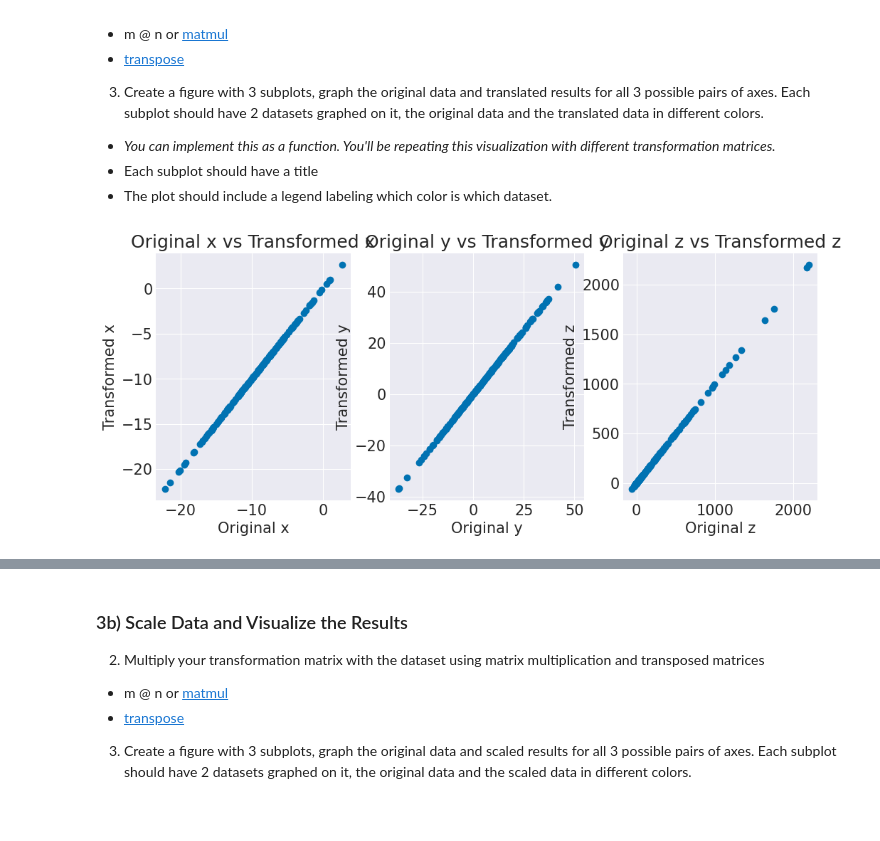
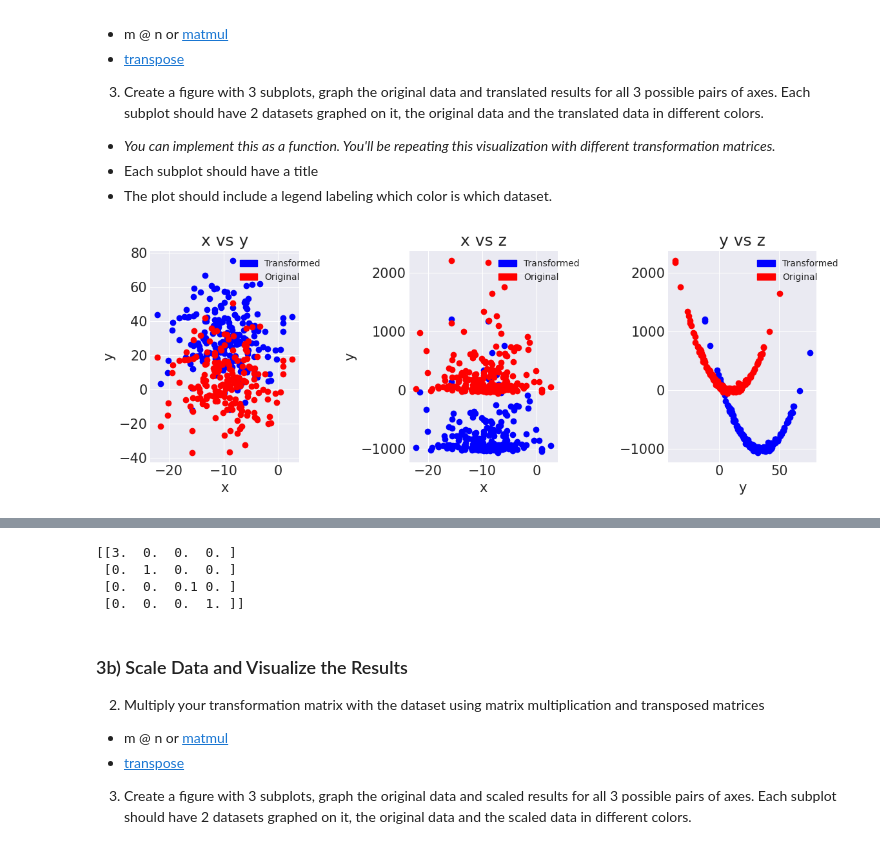
Before and after one commit to thecodingaviator/cs251, a Jupyter notebook: project2/lab02a/Lab02a.ipynb, the cells around one changed output, grey strips where cells are left out. Saved outputs shown, nothing was run; the diff lists cells and outputs as text; code cells hidden in the pictures; blank space fills up the shorter version.

Commit message:
bad legend lab 2a

```diff
--- a/project2/lab02a/Lab02a.ipynb
+++ b/project2/lab02a/Lab02a.ipynb
@@ -127,32 +106,45 @@ print(T)
   - Each subplot should have a title
   - The plot should include a legend labeling which color is which dataset.
 # %%
-dataTransformed = np.matmul(data, T)
+import matplotlib.patches as mpatches
 
-# Three subplots to plot the original data and the transformed data
+dataTransformed = np.matmul(data, T.T)
+
+# Three subplots plotting two sets of data
 fig, ax = plt.subplots(1, 3)
 
-# Plot the original data in each subplot
-ax[0].plot(data[:,0], dataTransformed[:,0], 'o')
-ax[1].plot(data[:,1], dataTransformed[:,1], 'o')
-ax[2].plot(data[:,2], dataTransformed[:,2], 'o')
+# Plot the data in each subplot
+ax[0].plot(dataTransformed[:,0], dataTransformed[:,1], 'o', color='blue')
+ax[0].plot(data[:,0], data[:,1], 'o', color='red')
+ax[1].plot(dataTransformed[:,0], dataTransformed[:,2], 'o', color='blue')
+ax[1].plot(data[:,0], data[:,2], 'o', color='red')
+ax[2].plot(dataTransformed[:,1], dataTransformed[:,2], 'o', color='blue')
+ax[2].plot(data[:,1], data[:,2], 'o', color='red')
 
 # Set the x and y labels for each subplot
-ax[0].set_xlabel('Original x')
-ax[0].set_ylabel('Transformed x')
+ax[0].set_xlabel('x')
+ax[0].set_ylabel('y')
 
-ax[1].set_xlabel('Original y')
-ax[1].set_ylabel('Transformed y')
-
-ax[2].set_xlabel('Original z')
-ax[2].set_ylabel('Transformed z')
+ax[1].set_xlabel('x')
+ax[1].set_ylabel('y')
+ax[2].set_xlabel('y')
 
 # Set the title for each subplot
-ax[0].set_title('Original x vs Transformed x')
-ax[1].set_title('Original y vs Transformed y')
-ax[2].set_title('Original z vs Transformed z');
+ax[0].set_title('x vs y')
+ax[1].set_title('x vs z')
+ax[2].set_title('y vs z')
+
+# Set the legend for each subplot using colors
+blue_patch = mpatches.Patch(color='blue', label='Transformed')
+red_patch = mpatches.Patch(color='red', label='Original')
+ax[0].legend(handles=[blue_patch, red_patch], loc='upper right', fontsize=10, bbox_to_anchor=(1.2, 1.0))
+ax[1].legend(handles=[blue_patch, red_patch], loc='upper right', fontsize=10, bbox_to_anchor=(1.2, 1.0))
+ax[2].legend(handles=[blue_patch, red_patch], loc='upper right', fontsize=10, bbox_to_anchor=(1.2, 1.0))
+
+# Tight layout
+fig.tight_layout();
 # %% [output]
-[figure, old version]
+[figure, new version]
 # %% [markdown]
 ## Task 3: Scale
 
@@ -172,6 +164,13 @@ S = np.eye(data.shape[1])
 
 S[0, 0] = 3
 S[2, 2] = 0.1
+
+print(S)
+# %% [output]
+[[3.  0.  0.  0. ]
+ [0.  1.  0.  0. ]
+ [0.  0.  0.1 0. ]
+ [0.  0.  0.  1. ]]
 # %% [markdown]
 ### 3b) Scale Data and Visualize the Results
 
```
Also changed, not shown: parts of 3 cells of this notebook.
